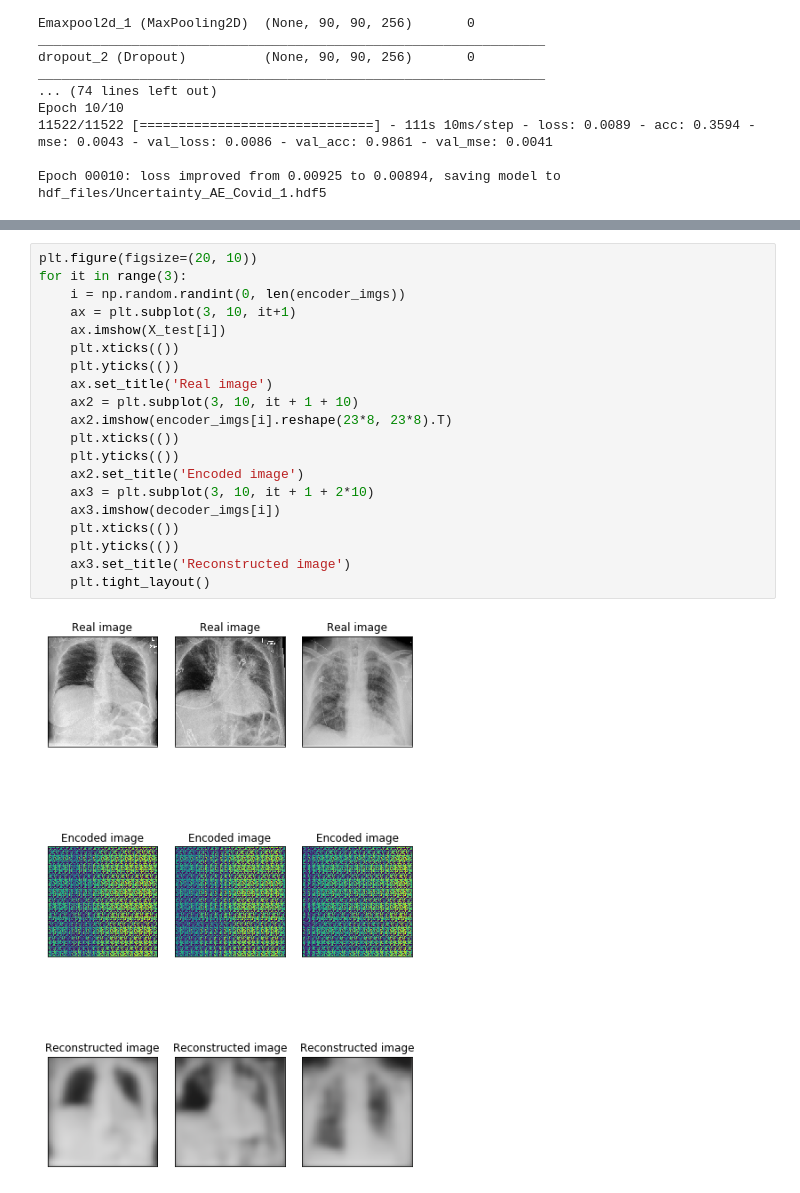
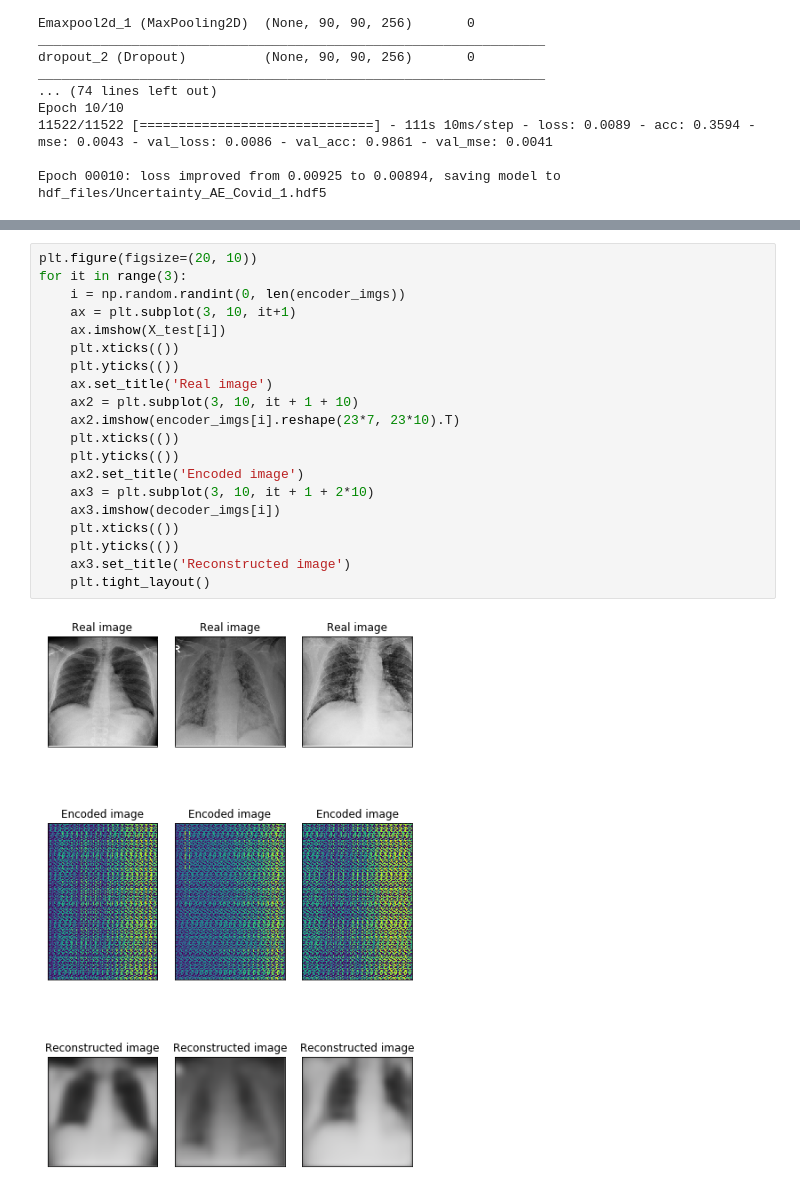
Before and after one commit to TsspGit/CodVid19_CIEMAT, a Jupyter notebook: Uncertainty_Covid_Autoencoder.ipynb, the cells around one changed output, grey strips where cells are left out. Cells and saved outputs as stored; diff of their text form.

```diff
--- a/Uncertainty_Covid_Autoencoder.ipynb
+++ b/Uncertainty_Covid_Autoencoder.ipynb
@@ -145,22 +146,22 @@ fig.savefig('Figures/Loss_Uncertainty.png', dpi=200)
 # %%
 plt.figure(figsize=(20, 10))
 for it in range(3):
     i = np.random.randint(0, len(encoder_imgs))
     ax = plt.subplot(3, 10, it+1)
     ax.imshow(X_test[i])
     plt.xticks(())
     plt.yticks(())
     ax.set_title('Real image')
     ax2 = plt.subplot(3, 10, it + 1 + 10)
-    ax2.imshow(encoder_imgs[i].reshape(23*8, 23*8).T)
+    ax2.imshow(encoder_imgs[i].reshape(23*7, 23*10).T)
     plt.xticks(())
     plt.yticks(())
     ax2.set_title('Encoded image')
     ax3 = plt.subplot(3, 10, it + 1 + 2*10)
     ax3.imshow(decoder_imgs[i])
     plt.xticks(())
     plt.yticks(())
     ax3.set_title('Reconstructed image')
     plt.tight_layout()
 # %% [output]
-[figure, old version]
+[figure, new version]
```
Also changed, not shown: parts of 2 cells of this notebook, 16 other files.
